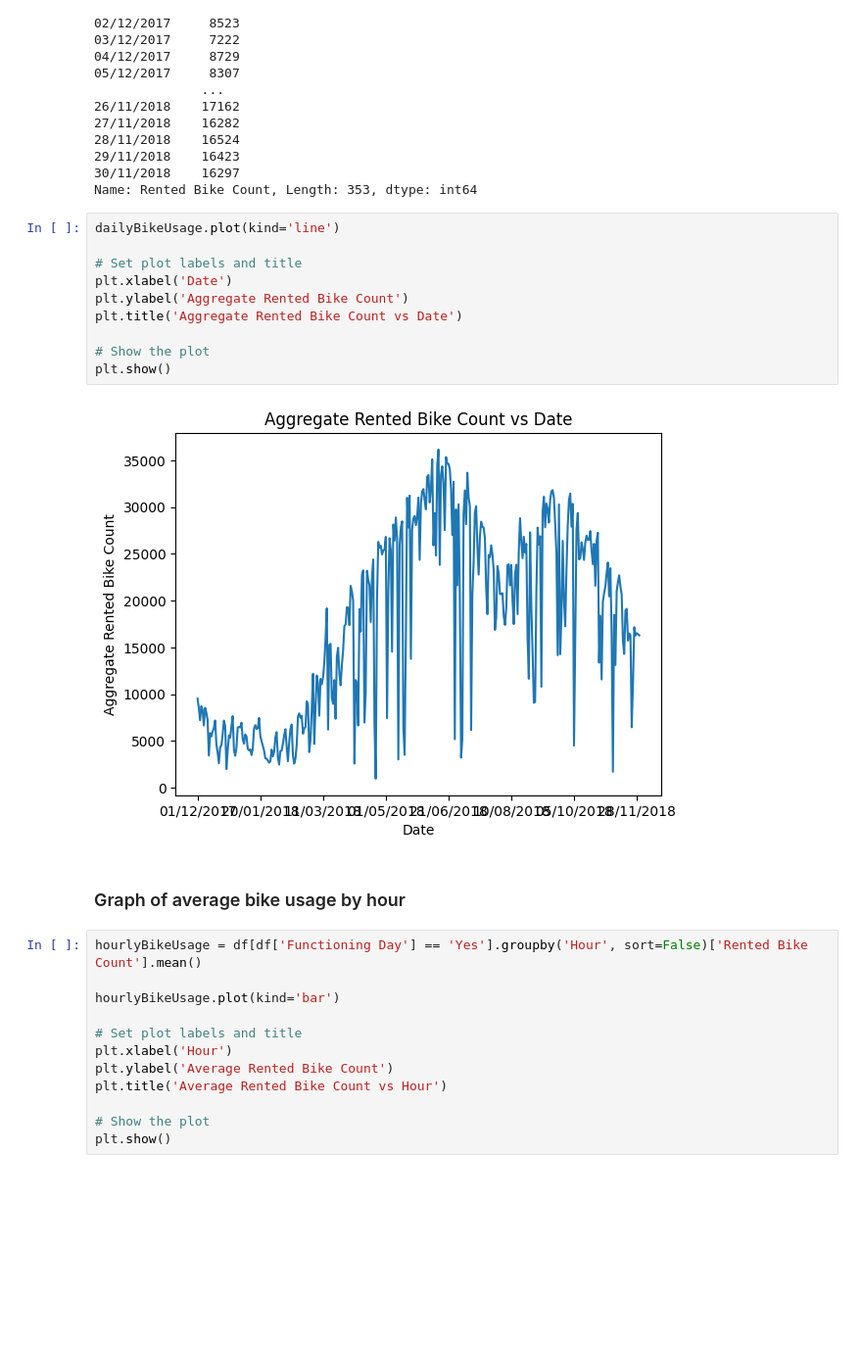
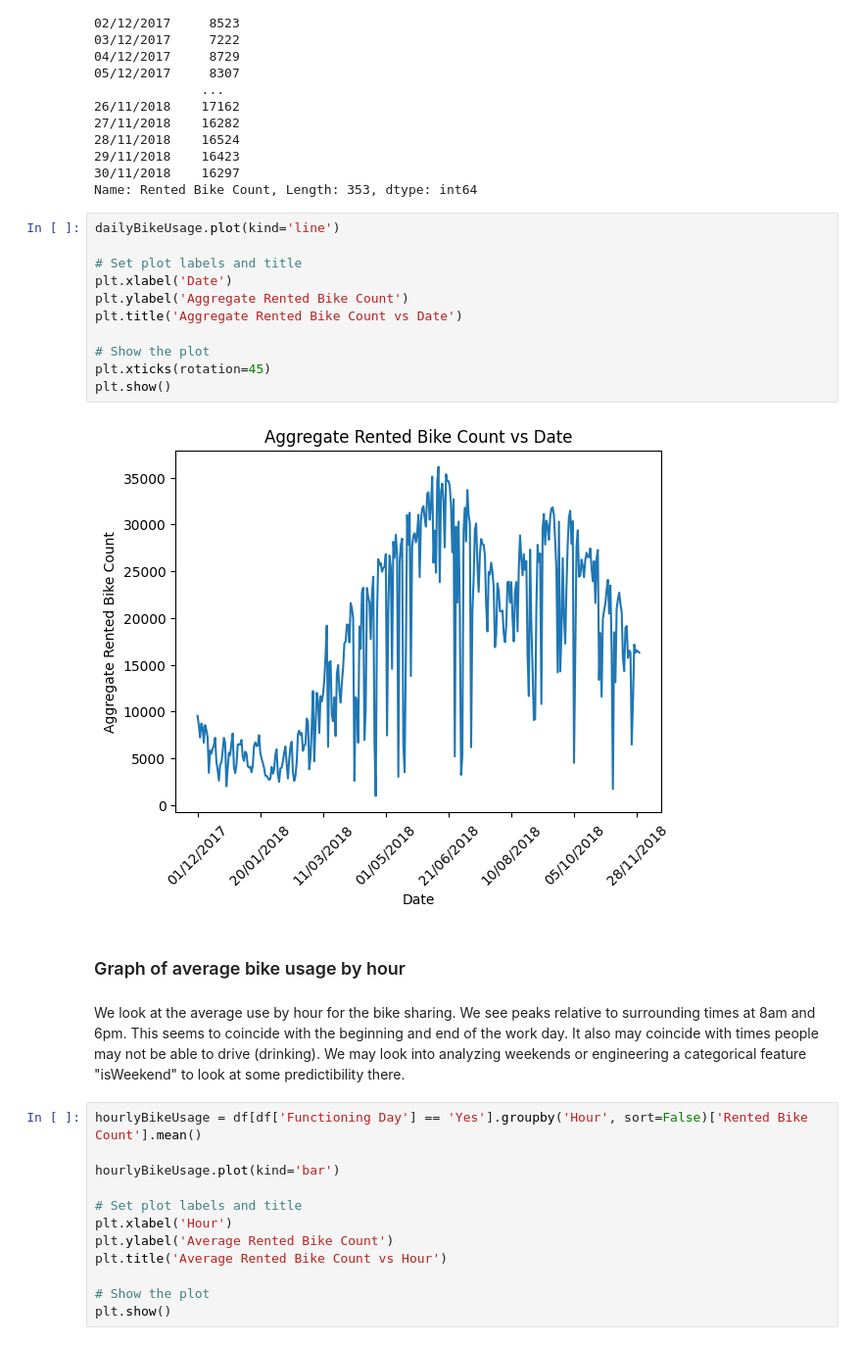
Before and after one commit to nelischalich/CS584-Seoul-Bike-Sharing, a Jupyter notebook: Initial_EDA.ipynb, the cells around one changed output. Shown at 98% size. Saved outputs shown, nothing was run; the diff lists cells and outputs as text; blank space fills up the shorter version.

Commit message:
Improved graphs and added some explanations

```diff
--- a/Initial_EDA.ipynb
+++ b/Initial_EDA.ipynb
@@ -85,17 +87,20 @@ Name: Rented Bike Count, Length: 353, dtype: int64
 # %%
 dailyBikeUsage.plot(kind='line')
 
 # Set plot labels and title
 plt.xlabel('Date')
 plt.ylabel('Aggregate Rented Bike Count')
 plt.title('Aggregate Rented Bike Count vs Date')
 
 # Show the plot
+plt.xticks(rotation=45)
 plt.show()
 # %% [output]
-[figure, old version]
+[figure, new version]
 # %% [markdown]
 ### Graph of average bike usage by hour
+# %% [markdown]
+We look at the average use by hour for the bike sharing. We see peaks relative to surrounding times at 8am and 6pm. This seems to coincide with the beginning and end of the work day. It also may coincide with times people may not be able to drive (drinking). We may look into analyzing weekends or engineering a categorical feature "isWeekend" to look at some predictibility there.
 # %%
 hourlyBikeUsage = df[df['Functioning Day'] == 'Yes'].groupby('Hour', sort=False)['Rented Bike Count'].mean()
 
```
Also changed, not shown: parts of 7 cells of this notebook.
